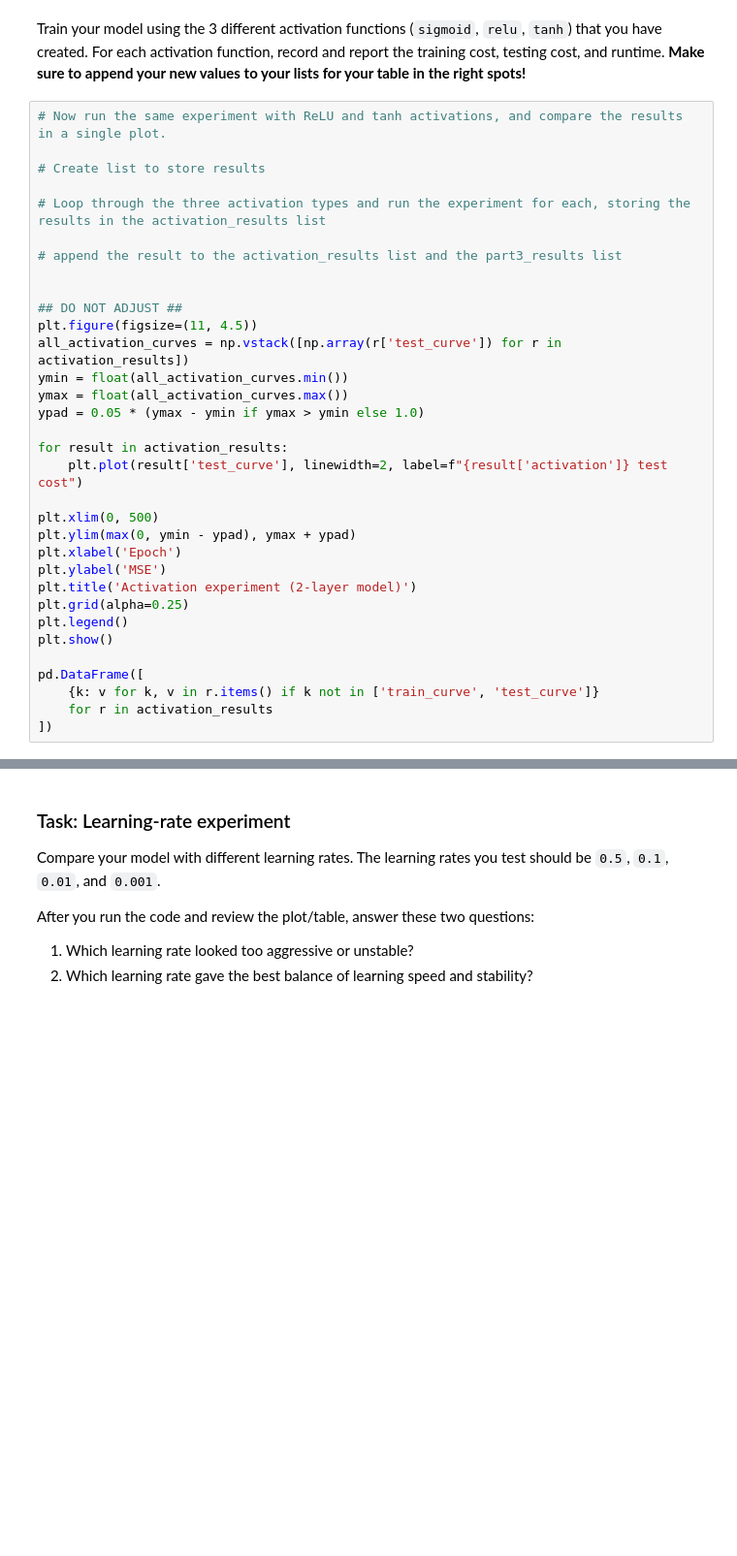
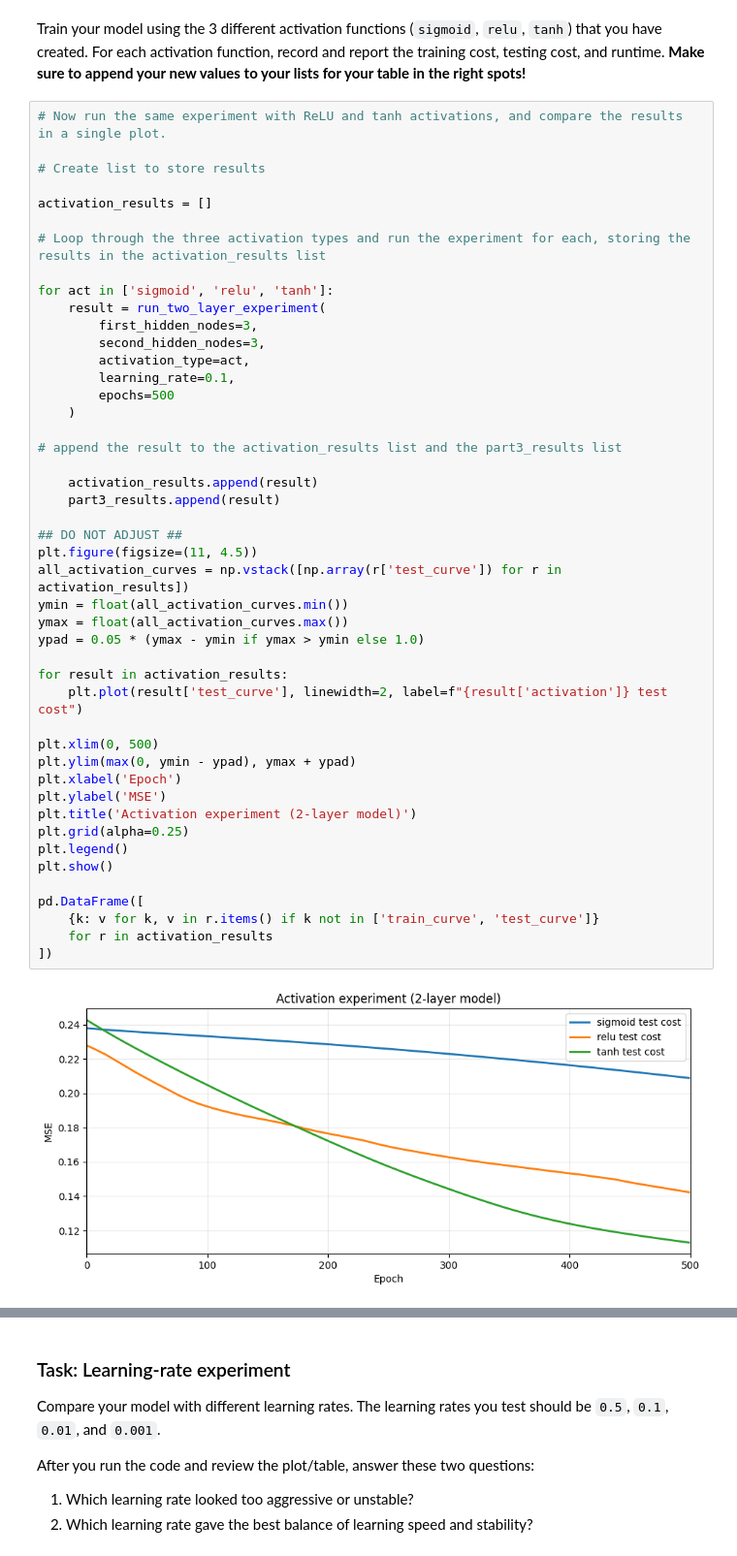
Before and after one commit to MaxGuryan9/Project_4, a Jupyter notebook: Project4_student-1.ipynb, the cells around one changed output, grey strips where cells are left out. Shown at 97% size. Saved outputs shown, nothing was run; the diff lists cells and outputs as text; blank space fills up the shorter version.

```diff
--- a/Project4_student-1.ipynb
+++ b/Project4_student-1.ipynb
@@ -1011,31 +1036,46 @@ Train your model using the 3 different activation functions (`sigmoid`, `relu`,
 
 # Create list to store results
 
+activation_results = []
+
 # Loop through the three activation types and run the experiment for each, storing the results in the activation_results list
+
+for act in ['sigmoid', 'relu', 'tanh']:
+    result = run_two_layer_experiment(
+        first_hidden_nodes=3,
+        second_hidden_nodes=3,
+        activation_type=act,
+        learning_rate=0.1,
+        epochs=500
+    )
 
 # append the result to the activation_results list and the part3_results list
 
+    activation_results.append(result)
+    part3_results.append(result)
 
 ## DO NOT ADJUST ##
 plt.figure(figsize=(11, 4.5))
 all_activation_curves = np.vstack([np.array(r['test_curve']) for r in activation_results])
 ymin = float(all_activation_curves.min())
 ymax = float(all_activation_curves.max())
 ypad = 0.05 * (ymax - ymin if ymax > ymin else 1.0)
 
 for result in activation_results:
     plt.plot(result['test_curve'], linewidth=2, label=f"{result['activation']} test cost")
 
 plt.xlim(0, 500)
 plt.ylim(max(0, ymin - ypad), ymax + ypad)
 plt.xlabel('Epoch')
 plt.ylabel('MSE')
 plt.title('Activation experiment (2-layer model)')
 plt.grid(alpha=0.25)
 plt.legend()
 plt.show()
 
 pd.DataFrame([
     {k: v for k, v in r.items() if k not in ['train_curve', 'test_curve']}
     for r in activation_results
 ])
+# %% [output]
+[figure, added]
```
Also changed, not shown: parts of 14 cells of this notebook.
